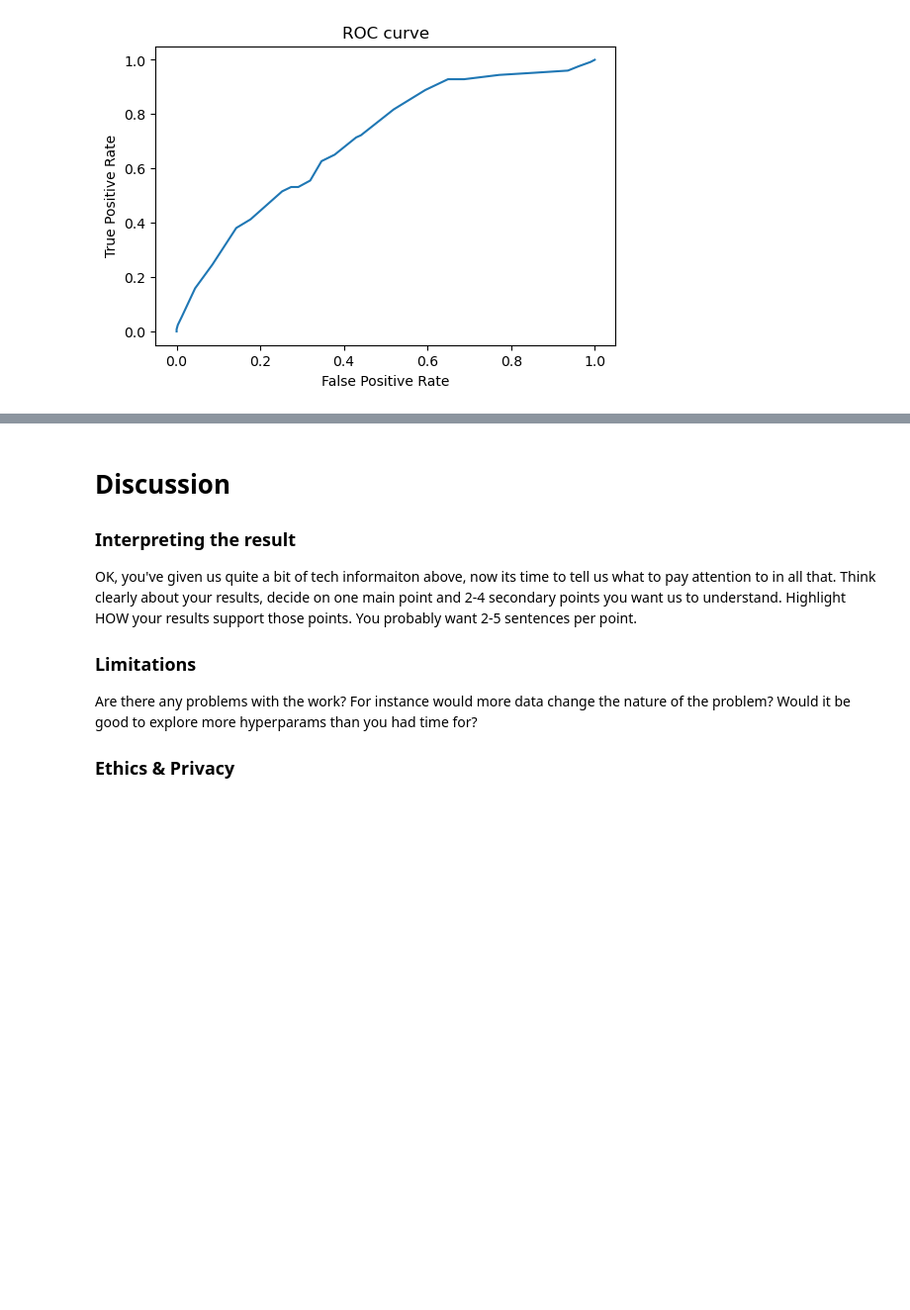
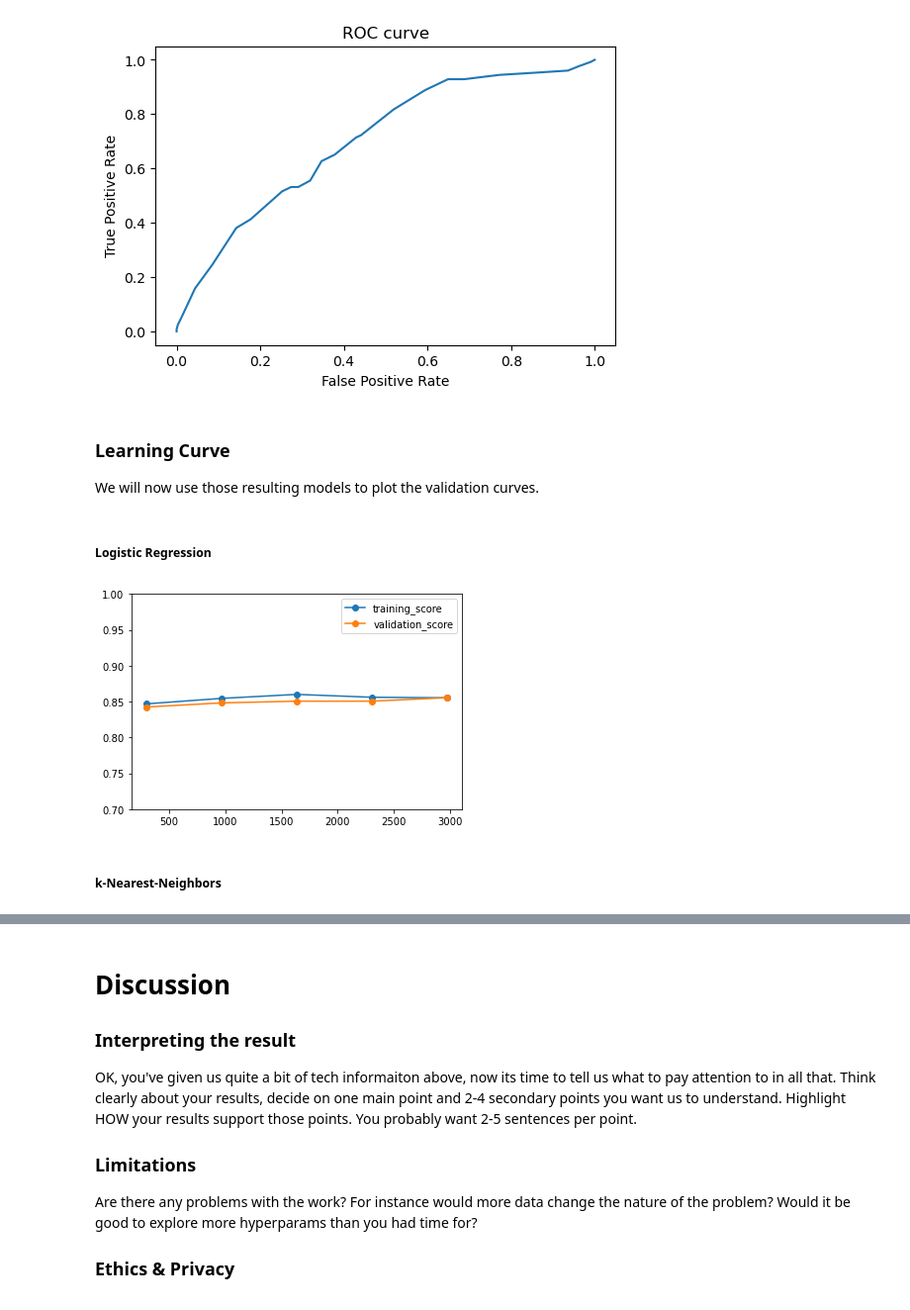
Before and after one commit to COGS118A/Group009-Sp22, a Jupyter notebook: FinalProject_group009.ipynb, the cells around one changed output, grey strips where cells are left out. Shown at 99% size. Drawn from its saved outputs; the diff is of its cells as text; code cells hidden in the pictures; blank space fills up the shorter version.

Commit message:
added f1 metrics and learning curve

```diff
--- a/FinalProject_group009.ipynb
+++ b/FinalProject_group009.ipynb
@@ -550,6 +552,7 @@ We will now try to find the settings that would maximize the performance of each
 # %% [markdown]
 ##### Logistic Regression
 # %%
+%%capture
 model_logistic = LogisticRegression()
 
 # params to perform gridsearch
@@ -561,6 +564,11 @@ params_logistic = {
     'max_iter': [2000]
 }
 
+metrics = {
+    'accuracy': 'accuracy',
+    'f1': 'f1'
+}
+
 # create a gridsearch and fit it
-clf_logistic = GridSearchCV(estimator=model_logistic, param_grid=params_logistic, cv=10)
+clf_logistic = GridSearchCV(estimator=model_logistic, param_grid=params_logistic, cv=10, scoring=metrics, refit='accuracy')
 clf_logistic.fit(X_train, y_train)
@@ -660,8 +660,13 @@ params_knn = {
     'p': [1, 2]
 }
 
+metrics = {
+    'accuracy': 'accuracy',
+    'f1': 'f1'
+}
+
 # create a gridsearch and fit it
-clf_knn = GridSearchCV(estimator=model_knn, param_grid=params_knn, cv=10)
+clf_knn = GridSearchCV(estimator=model_knn, param_grid=params_knn, cv=10, scoring=metrics, refit='accuracy')
 clf_knn.fit(X_train_pca, y_train)
 # %% [output]
 GridSearchCV(cv=10, error_score=nan,
@@ -734,9 +773,14 @@ params_dt = {
     'random_state': [RAND_STATE]
 }
 
+metrics = {
+    'accuracy': 'accuracy',
+    'f1': 'f1'
+}
+
 # create a gridsearch and fit it
 # using the training set with selected features
-clf_dt = GridSearchCV(estimator=model_dt, param_grid=params_dt, cv=10)
+clf_dt = GridSearchCV(estimator=model_dt, param_grid=params_dt, cv=10, scoring=metrics, refit='accuracy')
 clf_dt.fit(X_train_tree, y_train)
 # %% [output]
 GridSearchCV(cv=10, error_score=nan,
@@ -802,3 +879,21 @@ print('Area under the Receiver Operating Characteristic curve:',
 # %% [output]
 Area under the Receiver Operating Characteristic curve: 0.7017639200235491
 [figure]
+# %% [markdown]
+### Learning Curve
+We will now use those resulting models to plot the validation curves.
+# %% [markdown]
+##### Logistic Regression
+# %%
+%%capture
+train_sizes_log, train_scores_log, test_scores_log = learning_curve(estimator=clf_logistic.best_estimator_, X=X_train, y=y_train, cv=10, random_state=RAND_STATE, n_jobs=-1)
+# %%
+plt.plot(train_sizes_log, np.mean(train_scores_log, axis=1), marker='o', label='training_score')
+plt.plot(train_sizes_log, np.mean(test_scores_log, axis=1), marker='o', label='validation_score')
+plt.ylim([0.7, 1])
+plt.legend()
+plt.show()
+# %% [output]
+[figure, added]
+# %% [markdown]
+##### k-Nearest-Neighbors
```
Also changed, not shown: parts of 28 cells of this notebook.
